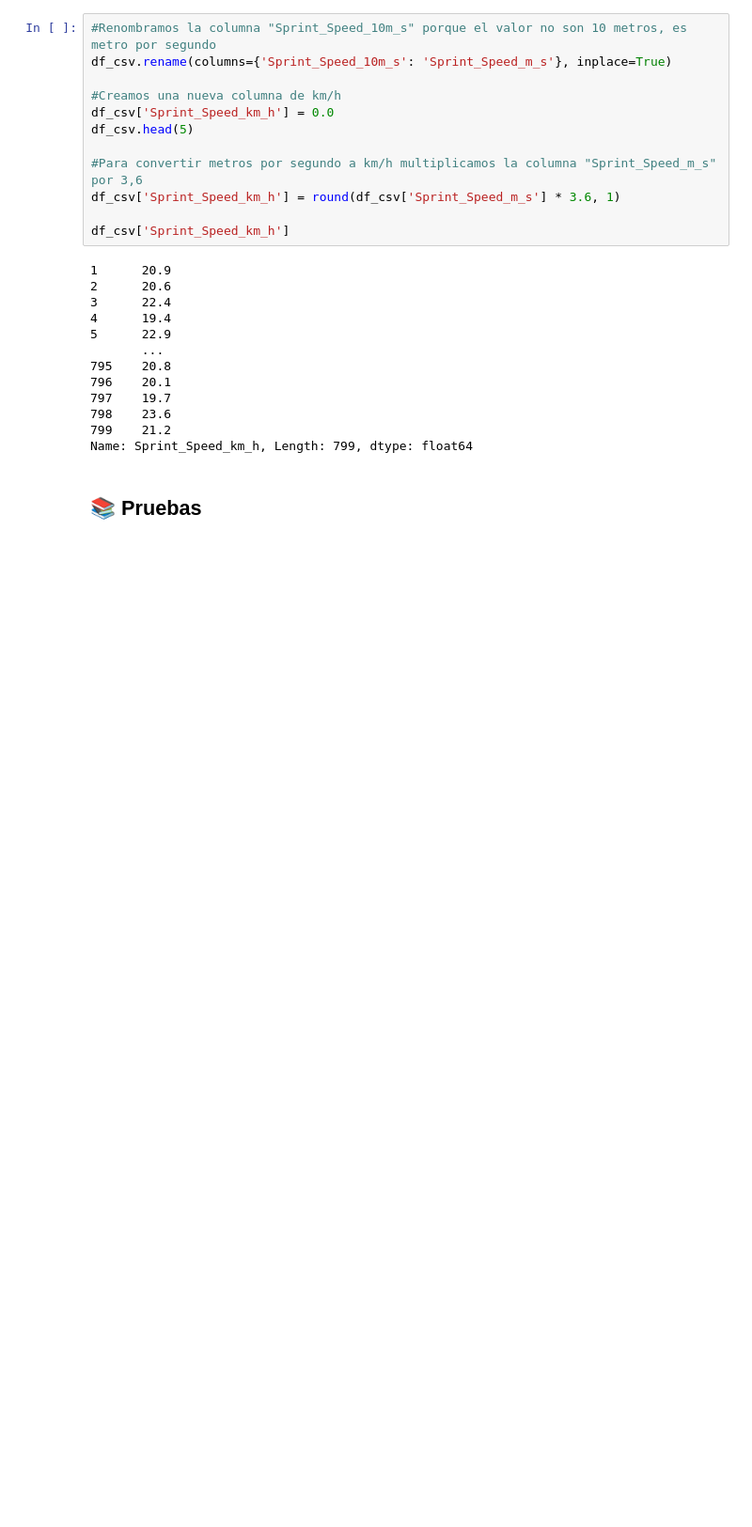
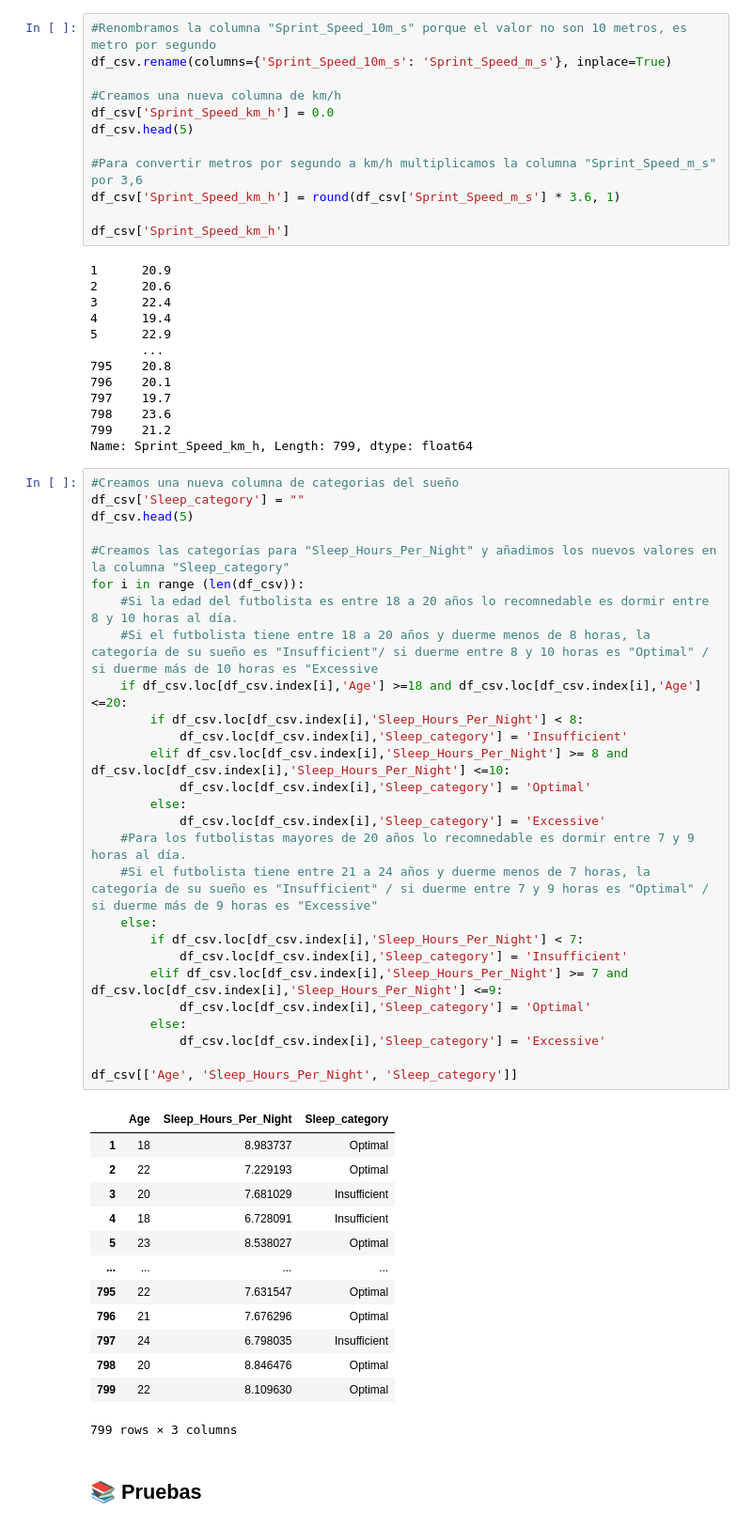
Before and after one commit to lauraargente/Proyecto_University-Football-Injury-Prediction-Dataset, a Jupyter notebook: analisis.ipynb, the cells around one changed output. Shown at 94% size. Cells and saved outputs as stored; diff of their text form; blank space fills up the shorter version.

Commit message:
columna Sleep_category

```diff
--- a/analisis.ipynb
+++ b/analisis.ipynb
@@ -649,6 +649,47 @@ df_csv['Sprint_Speed_km_h']
 798    23.6
 799    21.2
 Name: Sprint_Speed_km_h, Length: 799, dtype: float64
+# %%
+#Creamos una nueva columna de categorias del sueño
+df_csv['Sleep_category'] = ""
+df_csv.head(5)
+
+#Creamos las categorías para "Sleep_Hours_Per_Night" y añadimos los nuevos valores en la columna "Sleep_category"
+for i in range (len(df_csv)):
+    #Si la edad del futbolista es entre 18 a 20 años lo recomnedable es dormir entre 8 y 10 horas al día.
+    #Si el futbolista tiene entre 18 a 20 años y duerme menos de 8 horas, la categoría de su sueño es "Insufficient"/ si duerme entre 8 y 10 horas es "Optimal" / si duerme más de 10 horas es "Excessive
+    if df_csv.loc[df_csv.index[i],'Age'] >=18 and df_csv.loc[df_csv.index[i],'Age'] <=20:
+        if df_csv.loc[df_csv.index[i],'Sleep_Hours_Per_Night'] < 8:
+            df_csv.loc[df_csv.index[i],'Sleep_category'] = 'Insufficient'
+        elif df_csv.loc[df_csv.index[i],'Sleep_Hours_Per_Night'] >= 8 and df_csv.loc[df_csv.index[i],'Sleep_Hours_Per_Night'] <=10:
+            df_csv.loc[df_csv.index[i],'Sleep_category'] = 'Optimal'
+        else:
+            df_csv.loc[df_csv.index[i],'Sleep_category'] = 'Excessive'
+    #Para los futbolistas mayores de 20 años lo recomnedable es dormir entre 7 y 9 horas al día.
+    #Si el futbolista tiene entre 21 a 24 años y duerme menos de 7 horas, la categoría de su sueño es "Insufficient" / si duerme entre 7 y 9 horas es "Optimal" / si duerme más de 9 horas es "Excessive"
+    else:
+        if df_csv.loc[df_csv.index[i],'Sleep_Hours_Per_Night'] < 7:
+            df_csv.loc[df_csv.index[i],'Sleep_category'] = 'Insufficient'
+        elif df_csv.loc[df_csv.index[i],'Sleep_Hours_Per_Night'] >= 7 and df_csv.loc[df_csv.index[i],'Sleep_Hours_Per_Night'] <=9:
+            df_csv.loc[df_csv.index[i],'Sleep_category'] = 'Optimal'
+        else:
+            df_csv.loc[df_csv.index[i],'Sleep_category'] = 'Excessive'
+
+df_csv[['Age', 'Sleep_Hours_Per_Night', 'Sleep_category']]
+# %% [output]
+|  | Age | Sleep_Hours_Per_Night | Sleep_category |
+| 1 | 18 | 8.983737 | Optimal |
+| 2 | 22 | 7.229193 | Optimal |
+| 3 | 20 | 7.681029 | Insufficient |
+| 4 | 18 | 6.728091 | Insufficient |
+| 5 | 23 | 8.538027 | Optimal |
+| ... | ... | ... | ... |
+| 795 | 22 | 7.631547 | Optimal |
+| 796 | 21 | 7.676296 | Optimal |
+| 797 | 24 | 6.798035 | Insufficient |
+| 798 | 20 | 8.846476 | Optimal |
+| 799 | 22 | 8.109630 | Optimal |
+799 rows × 3 columns
 # %% [markdown]
 ## 📚 Pruebas
 # %%
```
